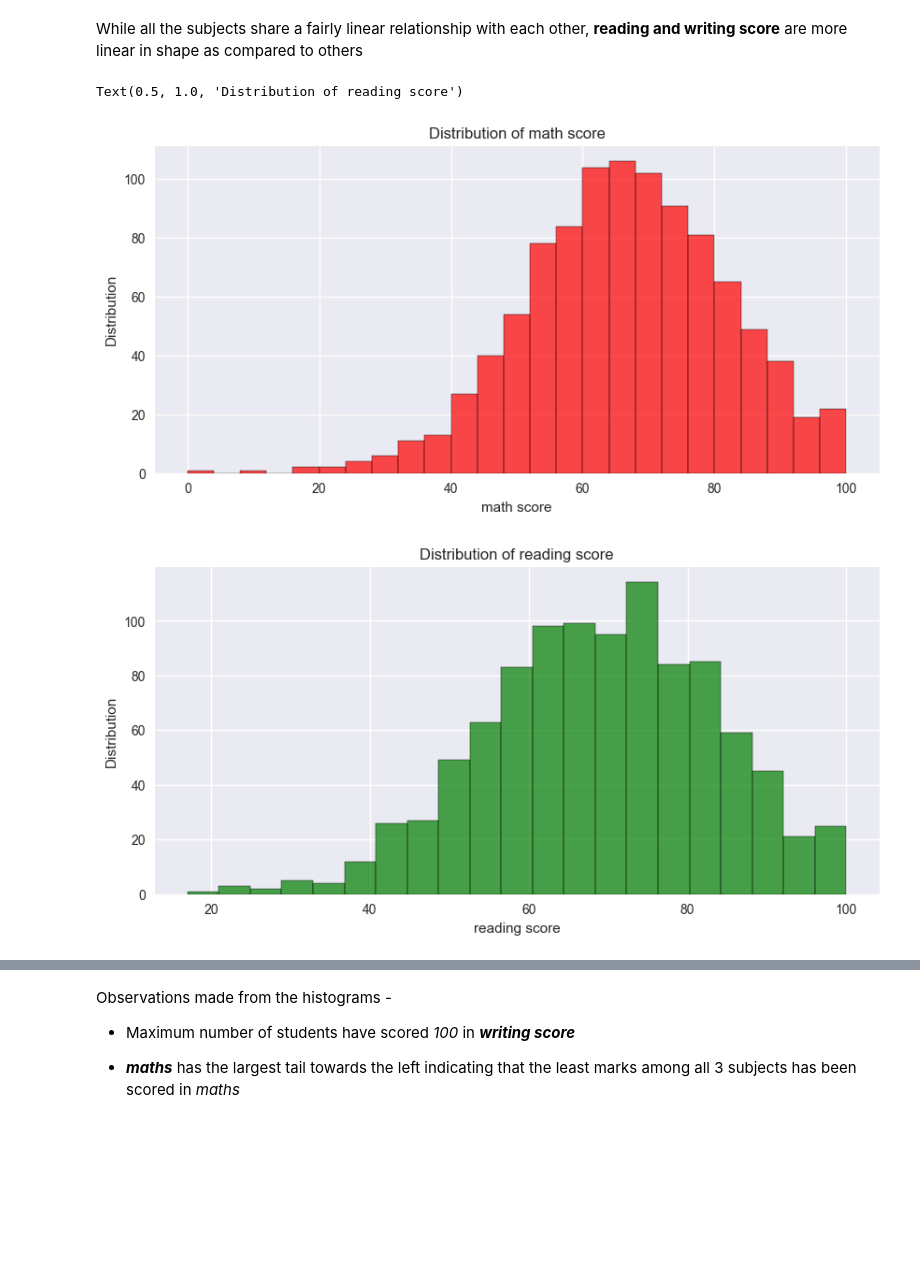
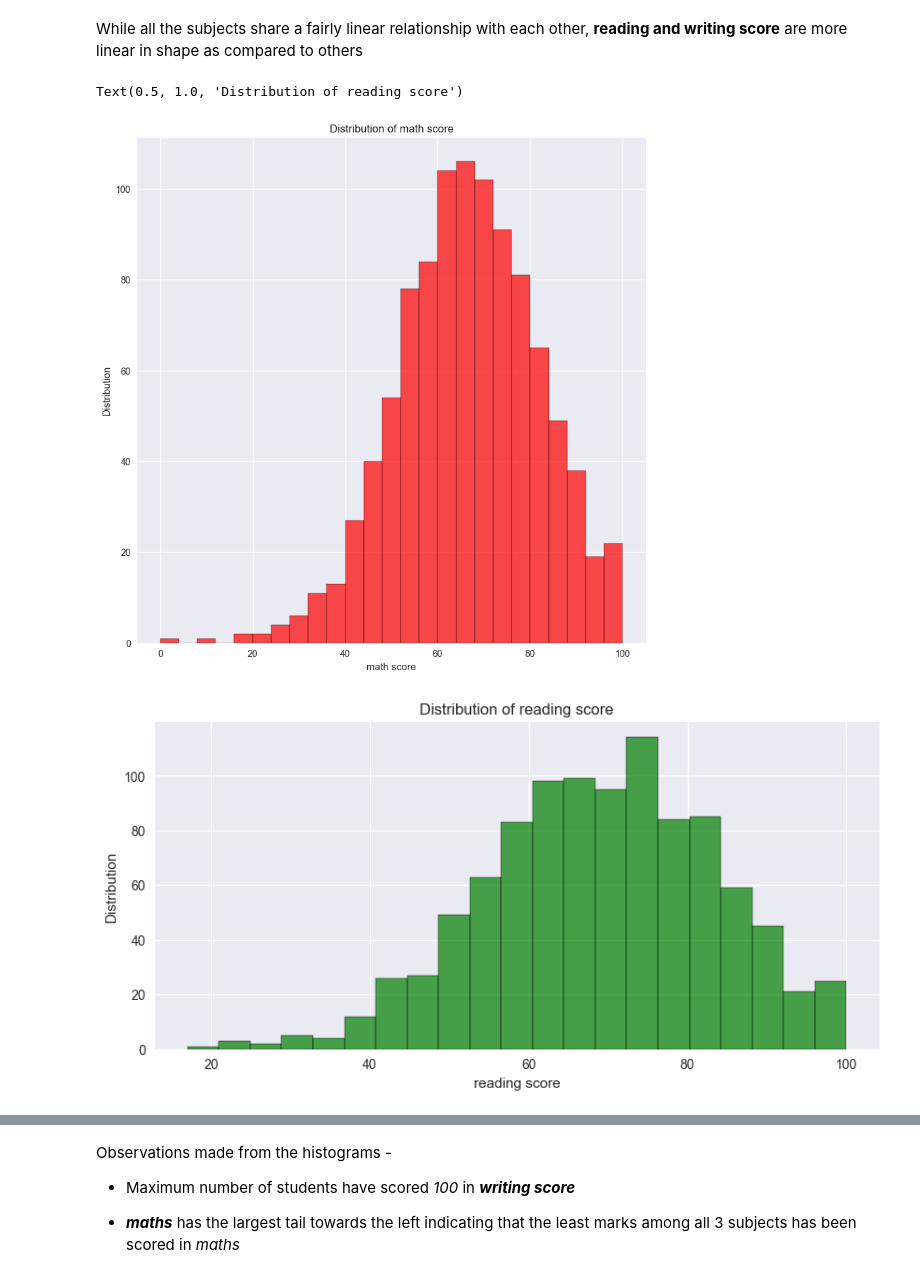
Before and after one commit to debdeepsanyal/Machine-Learning-Projects, a Jupyter notebook: students_EDA.ipynb, the cells around one changed output, grey strips where cells are left out. Saved outputs shown, nothing was run; the diff lists cells and outputs as text; code cells hidden in the pictures; blank space fills up the shorter version.

```diff
--- a/students_EDA.ipynb
+++ b/students_EDA.ipynb
@@ -235,28 +237,28 @@ sns.pairplot(df)
 While all the subjects share a fairly linear relationship with each other, **reading and writing score** are more linear in shape as compared to others
 # %%
 plt.figure(figsize=(10,10))
-plt.subplot(2,1,1)
+#plt.subplot(2,1,1)
 sns.histplot(data = df, x = df['math score'], alpha = 0.7, color = 'red')
 plt.xlabel('math score')
 plt.ylabel('Distribution')
 plt.title("Distribution of math score")
 
 plt.figure(figsize=(10,10))
 plt.subplot(2,1,2)
 sns.histplot(data = df, x = df['reading score'], alpha = 0.7, color = 'green')
 plt.xlabel('reading score')
 plt.ylabel('Distribution')
 plt.title("Distribution of reading score")
 
 plt.figure(figsize=(10,10))
 plt.subplot(2,1,1)
 sns.histplot(data = df, x = df['writing score'], alpha = 0.7, color = 'blue')
 plt.xlabel('writing score')
 plt.ylabel('Distribution')
 plt.title("Distribution of reading score")
 # %% [output]
 Text(0.5, 1.0, 'Distribution of reading score')
-[figure, old version]
+[figure, new version]
 [figure]
 [figure]
 # %% [markdown]
```
Also changed, not shown: parts of 1 cell of this notebook, 2 other files.
